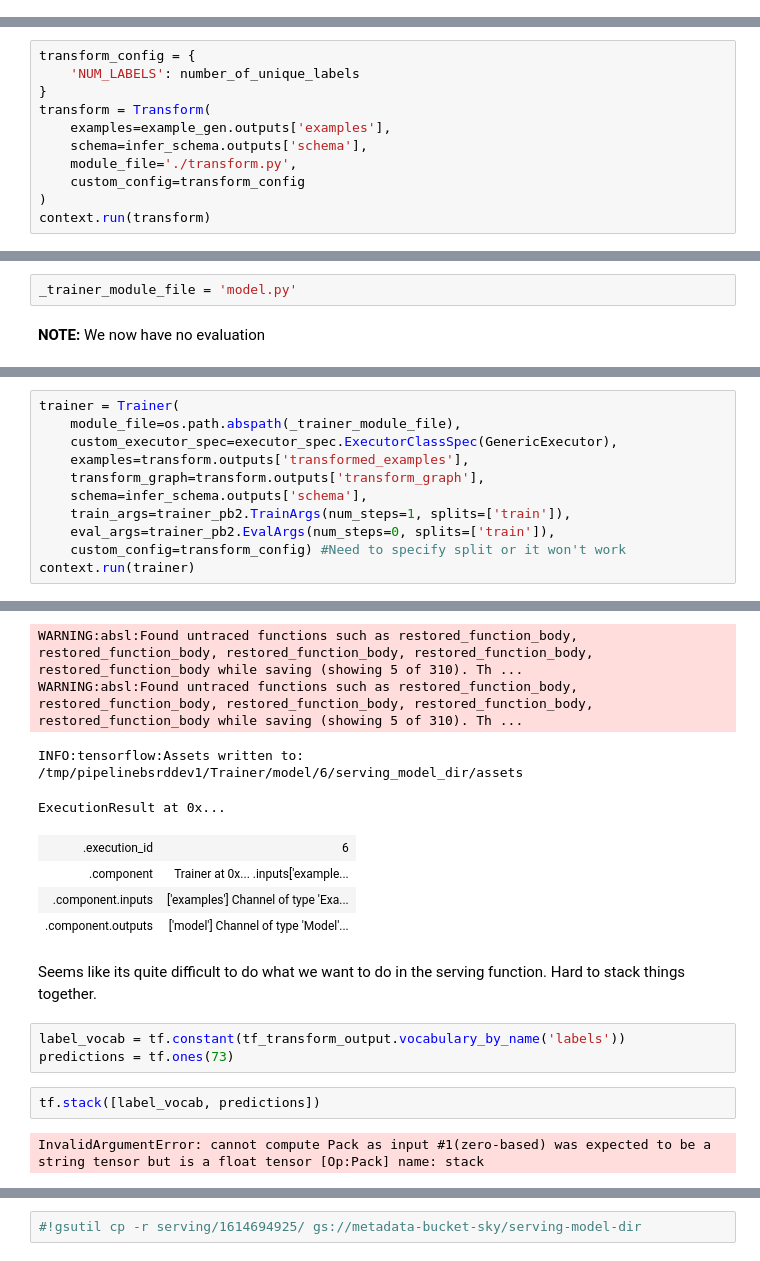
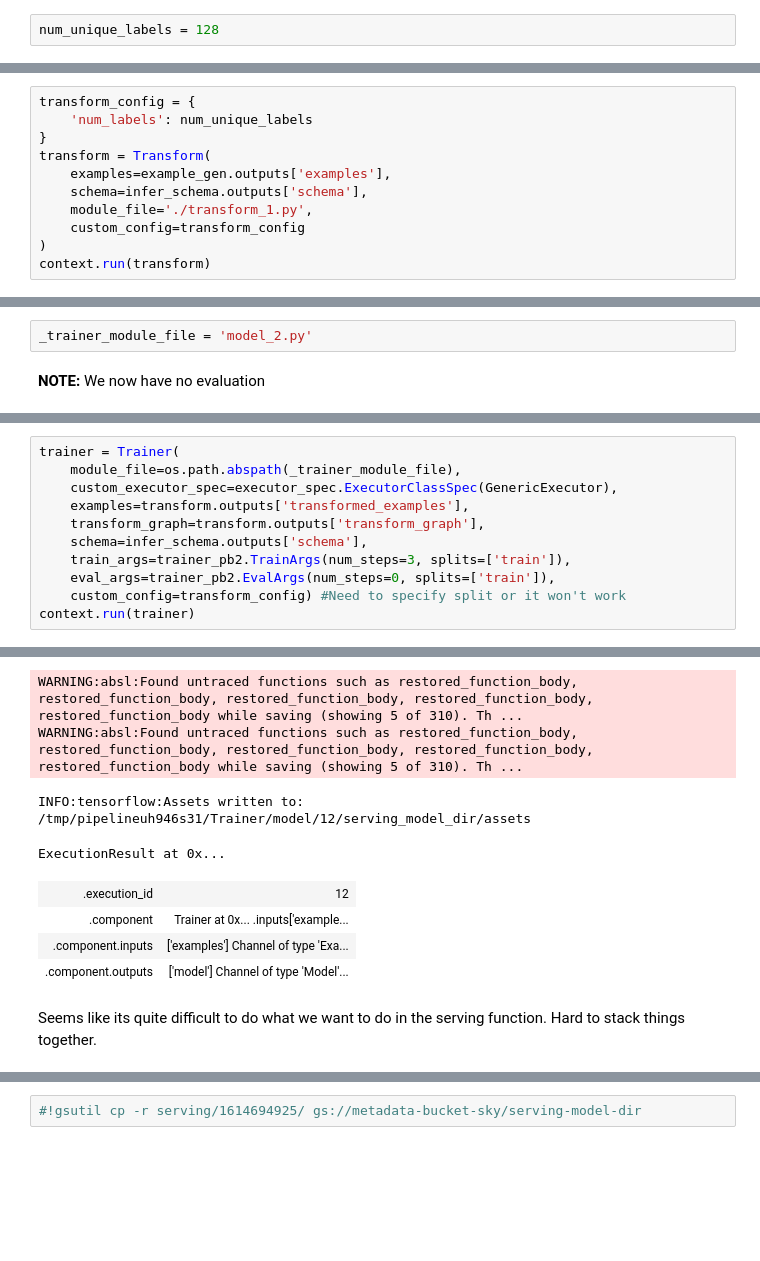
Before and after one commit to EdwardCuiPeacock/nbcu-metadata-enhancement, a Jupyter notebook: training/notebooks/Interactive_TFX.ipynb, the cells around one changed output, grey strips where cells are left out. Cells and saved outputs as stored; diff of their text form; blank space fills up the shorter version.

```diff
--- a/training/notebooks/Interactive_TFX.ipynb
+++ b/training/notebooks/Interactive_TFX.ipynb
@@ -325,3 +219,5 @@ number_of_unique_labels
+# %%
+num_unique_labels = 128
 # %%
 !mkdir ../src/schema/
 # %%
@@ -377,11 +274,11 @@ Writing transform.py
 # %%
 transform_config = {
-    'NUM_LABELS': number_of_unique_labels
+    'num_labels': num_unique_labels
 }
 transform = Transform(
     examples=example_gen.outputs['examples'],
     schema=infer_schema.outputs['schema'],
-    module_file='./transform.py',
+    module_file='./transform_1.py',
     custom_config=transform_config
 )
 context.run(transform)
@@ -483,5 +373,5 @@ array([0, 0, 0, 0, 0, 0, 0, 0, 0, 0, 0, 0, 0, 0, 0, 0, 0, 0, 0, 0, 0, 0,
 # %%
-_trainer_module_file = 'model.py'
+_trainer_module_file = 'model_2.py'
 # %% [markdown]
 **NOTE:** We now have no evaluation
 # %%
@@ -625,7 +512,7 @@ trainer = Trainer(
     examples=transform.outputs['transformed_examples'],
     transform_graph=transform.outputs['transform_graph'],
     schema=infer_schema.outputs['schema'],
-    train_args=trainer_pb2.TrainArgs(num_steps=1, splits=['train']),
+    train_args=trainer_pb2.TrainArgs(num_steps=3, splits=['train']),
     eval_args=trainer_pb2.EvalArgs(num_steps=0, splits=['train']),
     custom_config=transform_config) #Need to specify split or it won't work
 context.run(trainer)
@@ -638,21 +530,14 @@ INFO:tensorflow:Using MirroredStrategy with devices ('/job:localhost/replica:0/t
 INFO:tensorflow:Saver not created because there are no variables in the graph to restore
 WARNING:absl:Found untraced functions such as restored_function_body, restored_function_body, restored_function_body, restored_function_body, restored_function_body while saving (showing 5 of 310). Th ...
 WARNING:absl:Found untraced functions such as restored_function_body, restored_function_body, restored_function_body, restored_function_body, restored_function_body while saving (showing 5 of 310). Th ...
-INFO:tensorflow:Assets written to: /tmp/pipelinebsrddev1/Trainer/model/6/serving_model_dir/assets
+INFO:tensorflow:Assets written to: /tmp/pipelineuh946s31/Trainer/model/12/serving_model_dir/assets
 ExecutionResult at 0x...
-| .execution_id | 6 |
+| .execution_id | 12 |
 | .component | Trainer at 0x... .inputs['example... |
 | .component.inputs | ['examples'] Channel of type 'Exa... |
 | .component.outputs | ['model'] Channel of type 'Model'... |
 # %% [markdown]
 Seems like its quite difficult to do what we want to do in the serving function. Hard to stack things together.
-# %%
-label_vocab = tf.constant(tf_transform_output.vocabulary_by_name('labels'))
-predictions = tf.ones(73)
-# %%
-tf.stack([label_vocab, predictions])
-# %% [output]
-InvalidArgumentError: cannot compute Pack as input #1(zero-based) was expected to be a string tensor but is a float tensor [Op:Pack] name: stack
 # %%
 pusher = Pusher(
   model=trainer.outputs['model'],
```
Also changed, not shown: parts of 25 cells of this notebook, 2 other files.
